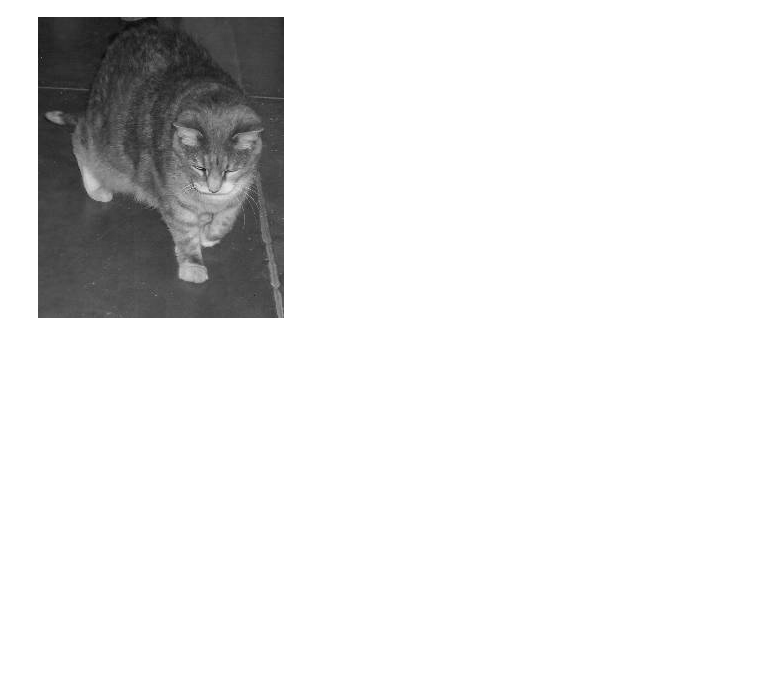
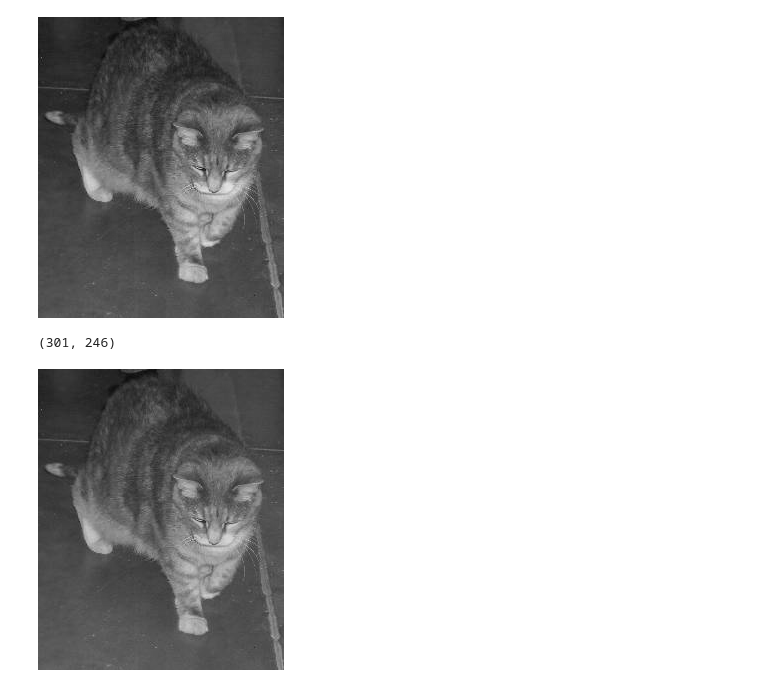
Before and after one commit to vkjadon/tf-CNN, a Jupyter notebook: tf103openCV.ipynb, the cells around one changed output. Drawn from its saved outputs; the diff is of its cells as text; code cells hidden in the pictures; blank space fills up the shorter version.

```diff
--- a/tf103openCV.ipynb
+++ b/tf103openCV.ipynb
@@ -39,3 +40,19 @@ cv2_imshow(blue)
 [figure]
 [figure]
 [figure]
+# %%
+#Grayscale conversion factor
+
+redGray=red*0.20
+greenGray=green*0.20
+blueGray=blue*0.50
+# %%
+Gray=np.float16(redGray)+np.float16(greenGray)+np.float16(blueGray)
+#Gray=redGray+greenGray+blueGray
+print(Gray.shape)
+Gray=np.round(Gray,0)
+Gray=np.uint8(Gray)
+cv2_imshow(Gray)
+# %% [output]
+(301, 246)
+[figure, added]
```
Also changed, not shown: parts of 8 cells of this notebook.
